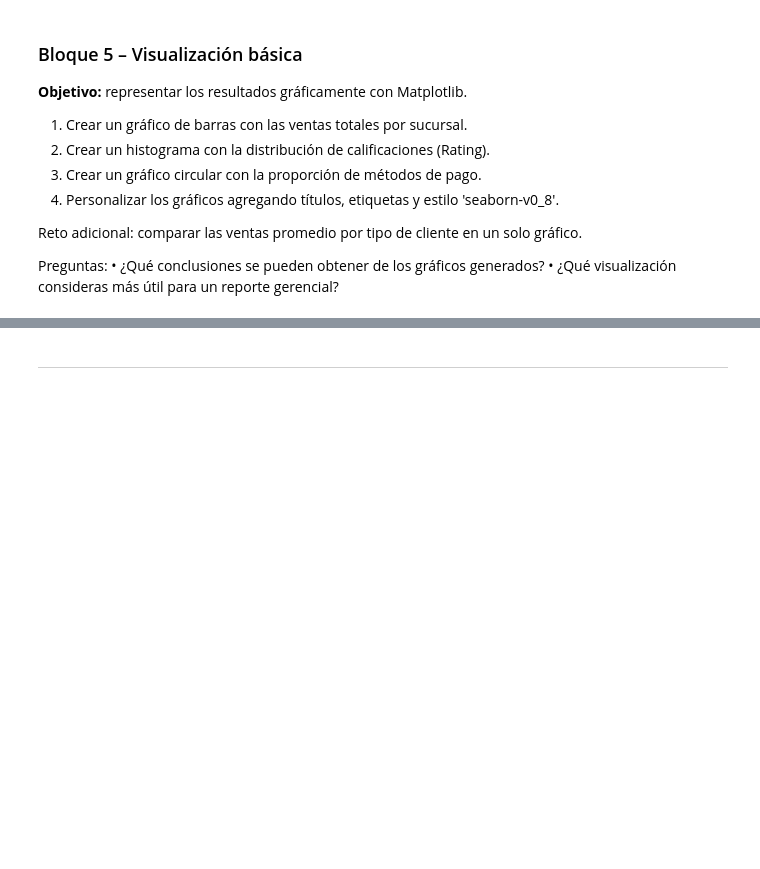
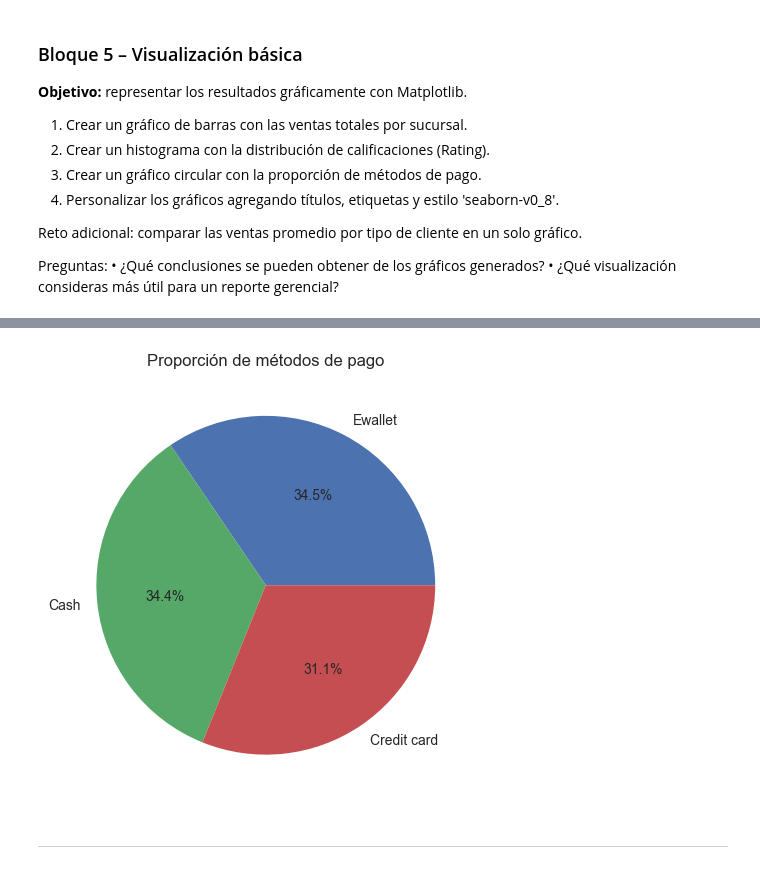
Before and after one commit to skev24/Python-para-el-Ana-lisis-de-Datos, a Jupyter notebook: Practices/Practica_Tema1.ipynb, the cells around one changed output, grey strips where cells are left out. Saved outputs shown, nothing was run; the diff lists cells and outputs as text; code cells hidden in the pictures; blank space fills up the shorter version.

```diff
--- a/Practices/Practica_Tema1.ipynb
+++ b/Practices/Practica_Tema1.ipynb
@@ -348,3 +376,19 @@ Preguntas:
+# %%
+# Punto 3: Gráfico circular con la proporción de métodos de pago
+
+# Obtener la proporción
+proporcion_metodoPago = df_SuperMarketAnalysis_csv['Payment'].value_counts(normalize=True) * 100
+proporcion_metodoPago
+
+# Gráfico
+proporcion_metodoPago.plot(kind='pie', autopct='%1.1f%%')
+plt.title('Proporción de métodos de pago')
+plt.ylabel('')
+#plt.gca().set_ylabel(None)
+plt.style.use('seaborn-v0_8')
+plt.show()
+# %% [output]
+[figure, added]
 # %% [markdown]
 ---------------------------------------------------------------------------------------------------------------------------------------
 # %% [markdown]
```
Also changed, not shown: parts of 6 cells of this notebook, 1 other file.
